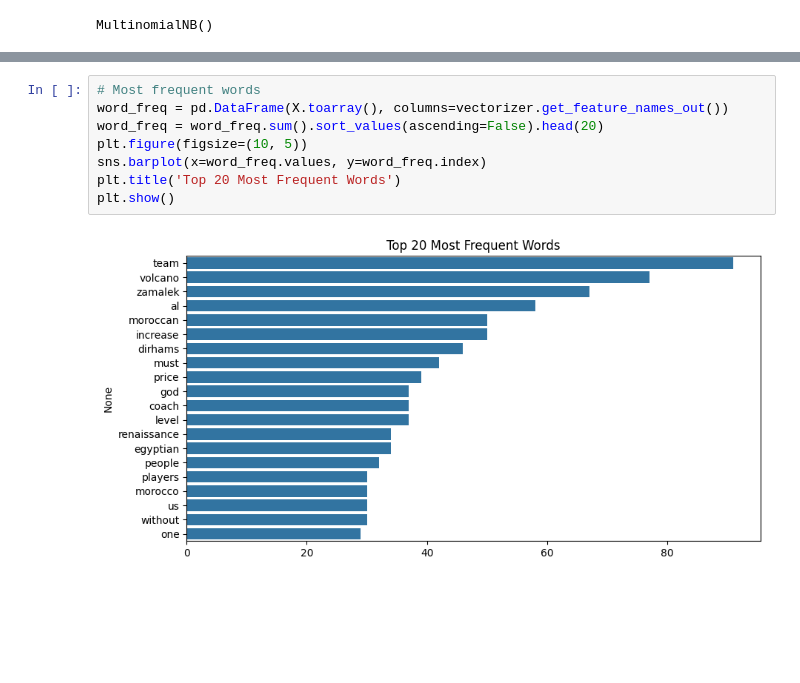
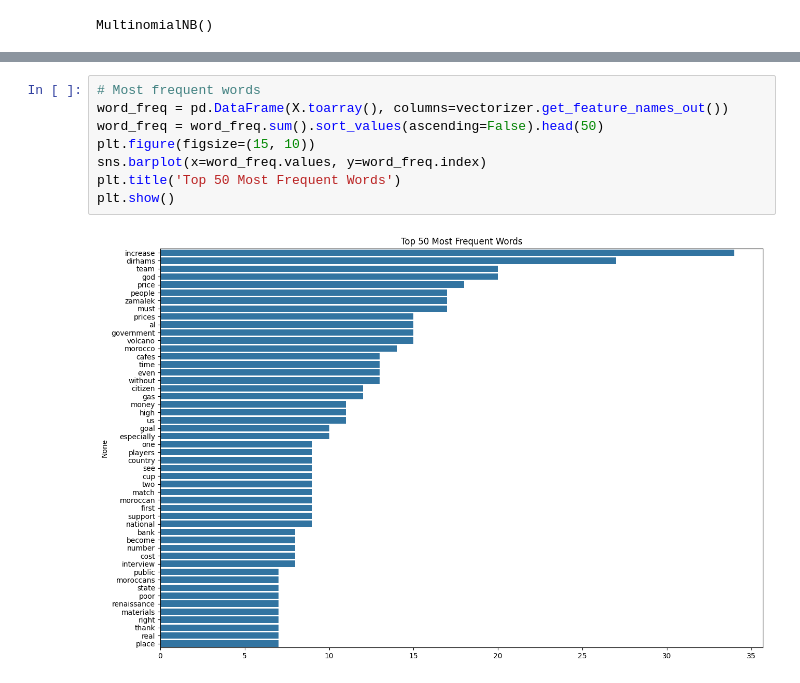
Before and after one commit to Marouane-Elgoumiri/ds_module_project, a Jupyter notebook: project_data_last.ipynb, the cells around one changed output, grey strips where cells are left out. Saved outputs shown, nothing was run; the diff lists cells and outputs as text; blank space fills up the shorter version.

Commit message:
modified last plot

```diff
--- a/project_data_last.ipynb
+++ b/project_data_last.ipynb
@@ -378,10 +350,10 @@ weighted avg       0.55      0.51      0.53        69
 # %%
 # Most frequent words
 word_freq = pd.DataFrame(X.toarray(), columns=vectorizer.get_feature_names_out())
-word_freq = word_freq.sum().sort_values(ascending=False).head(20)
-plt.figure(figsize=(10, 5))
+word_freq = word_freq.sum().sort_values(ascending=False).head(50)
+plt.figure(figsize=(15, 10))
 sns.barplot(x=word_freq.values, y=word_freq.index)
-plt.title('Top 20 Most Frequent Words')
+plt.title('Top 50 Most Frequent Words')
 plt.show()
 # %% [output]
-[figure, old version]
+[figure, new version]
```
Also changed, not shown: parts of 11 cells of this notebook, 5 other files.
